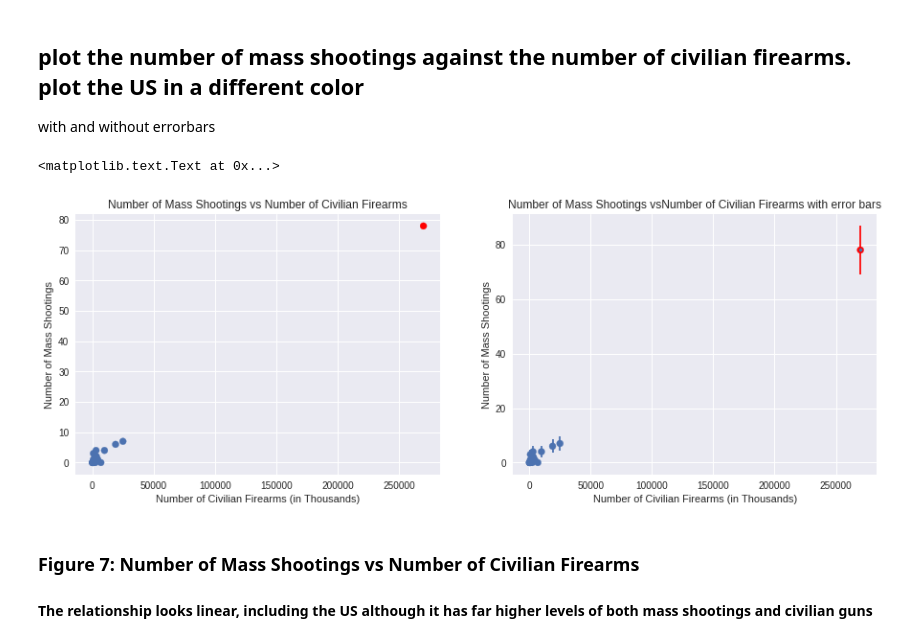
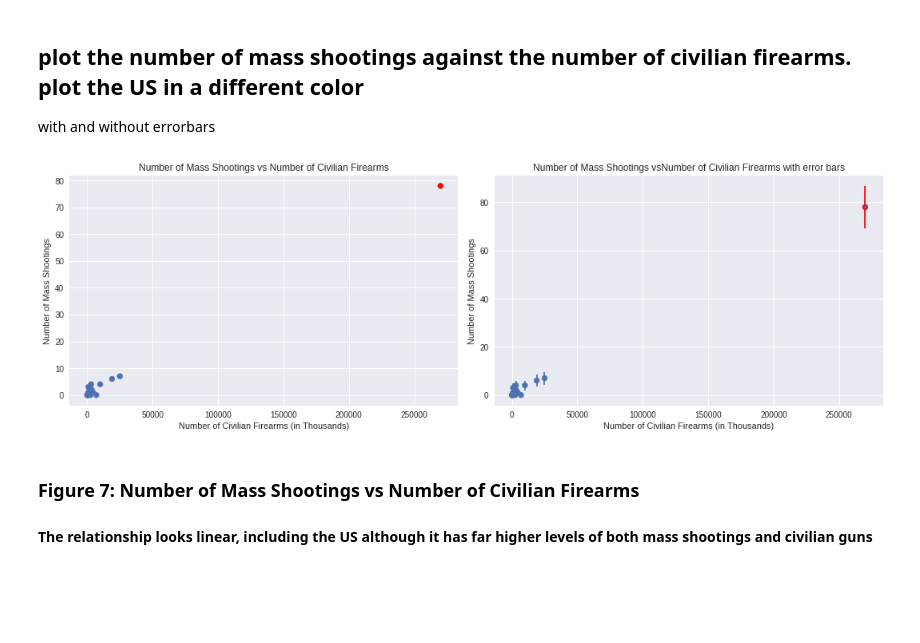
Before and after one commit to andrewnell/PUI2017_adn323, a Jupyter notebook: HW5_adn323/Assignment3_adn323.ipynb, the cells around one changed output. Saved outputs shown, nothing was run; the diff lists cells and outputs as text; code cells hidden in the pictures; blank space fills up the shorter version.

```diff
--- a/HW5_adn323/Assignment3_adn323.ipynb
+++ b/HW5_adn323/Assignment3_adn323.ipynb
@@ -442,35 +446,36 @@ ax1 = pl.subplot(grid[0,1])
 #Colour if US
 # Kent Pan helped with this code
 kcolors = np.where(df['Country']=="United States","r","C0")
 
 # Plot absolute values
 scatter = ax0.scatter(df["Average total all civilian firearms"]/1e3,
                       df['Number of mass shootings'],
                       c=kcolors)
 
 # Format figure
 ax0.set_xlabel("Number of Civilian Firearms (in Thousands)")
 ax0.set_ylabel("Number of Mass Shootings")
 ax0.set_ylim()
 ax0.set_title("Number of Mass Shootings vs Number of Civilian Firearms")
 
 # Plot absolute values
 scatter = ax1.scatter(df["Average total all civilian firearms"]/1e3,
                       df['Number of mass shootings'], c=kcolors)
 ax1.errorbar(df["Average total all civilian firearms"]/1e3,
              df['Number of mass shootings'],
              yerr = np.sqrt(df['Number of mass shootings'] * 1.0), fmt = '.',
              ecolor=kcolors)
 # Format figure
 ax1.set_xlabel("Number of Civilian Firearms (in Thousands)")
 ax1.set_ylabel("Number of Mass Shootings")
 ax1.set_ylim()
 ax1.set_xlim()
 ax1.set_title("Number of Mass Shootings vs"
               "Number of Civilian Firearms with error bars")
+
+pl.tight_layout()
 # %% [output]
-<matplotlib.text.Text at 0x...>
-[figure, old version]
+[figure, new version]
 # %% [markdown]
 ### Figure 7: Number of Mass Shootings vs Number of Civilian Firearms
 #### The relationship looks linear, including the US although it has far higher levels of both mass shootings and civilian guns
```
Also changed, not shown: parts of 5 cells of this notebook.
